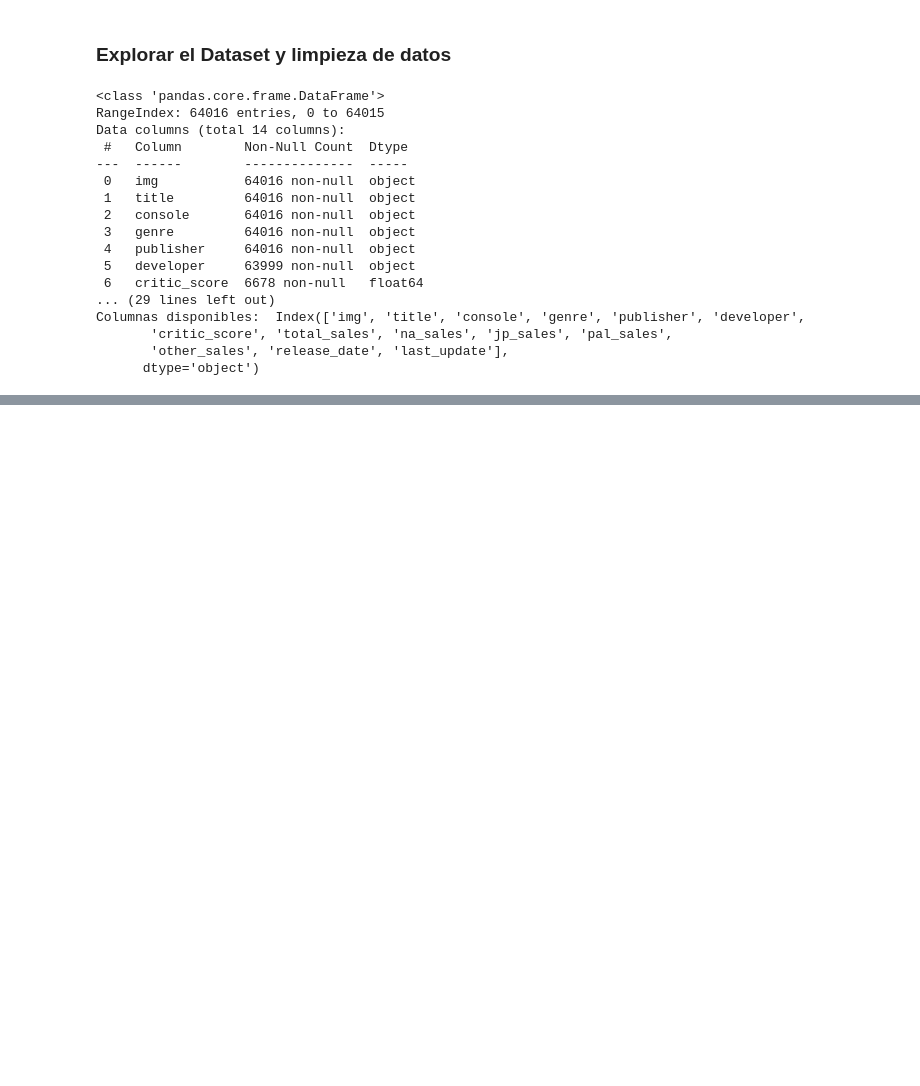
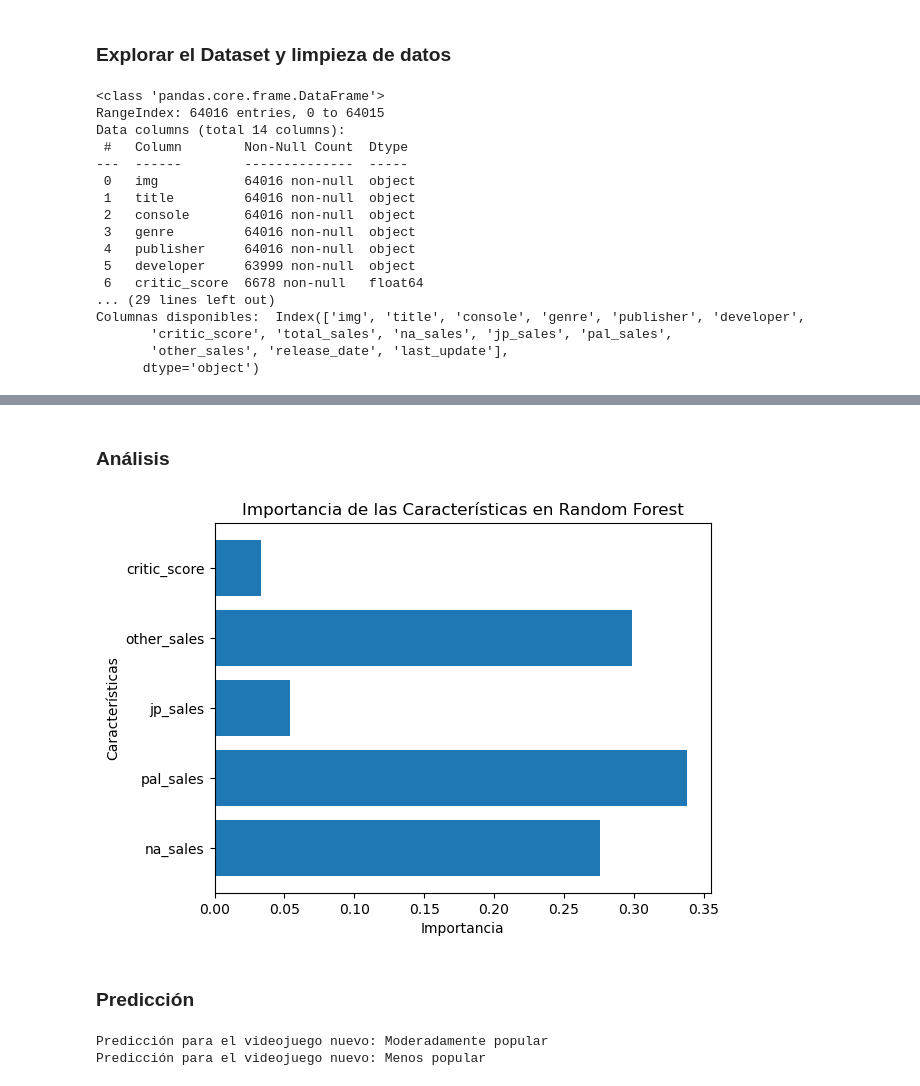
Before and after one commit to luuuisc/Proyecto_Final_SIAFI, a Jupyter notebook: Ejercicio3/random_forest.ipynb, the cells around one changed output, grey strips where cells are left out. Cells and saved outputs as stored; diff of their text form; code cells hidden in the pictures; blank space fills up the shorter version.

```diff
--- a/Ejercicio3/random_forest.ipynb
+++ b/Ejercicio3/random_forest.ipynb
@@ -80,0 +83,14 @@ Columnas disponibles:  Index(['img', 'title', 'console', 'genre', 'publisher', '
+# %%
+# Crear etiquetas de popularidad basadas en Global_Sales
+def clasificar_popularidad(ventas):
+    if ventas > 5.0:
+        return "Muy popular"
+    elif 1.0 < ventas <= 5.0:
+        return "Moderadamente popular"
+    else:
+        return "Menos popular"
+
+df["Popularidad"] = df["total_sales"].apply(clasificar_popularidad)
+
+# Verificar la distribución de las categorías
+print(df["Popularidad"].value_counts())
@@ -80,0 +105,9 @@ Columnas disponibles:  Index(['img', 'title', 'console', 'genre', 'publisher', '
+# %%
+# Selección de características relevantes
+caracteristicas = ["na_sales", "pal_sales", "jp_sales", "other_sales", "critic_score"]
+X = df[caracteristicas]
+y = df["Popularidad"]
+
+# Verificar las dimensiones de los datos
+print("Dimensiones de X:", X.shape)
+print("Dimensiones de y:", y.shape)
@@ -80,0 +119,6 @@ Columnas disponibles:  Index(['img', 'title', 'console', 'genre', 'publisher', '
+# %%
+# Dividir los datos
+X_train, X_test, y_train, y_test = train_test_split(X, y, test_size=0.2, random_state=42)
+
+print("Tamaño del conjunto de entrenamiento:", X_train.shape)
+print("Tamaño del conjunto de prueba:", X_test.shape)
@@ -80,0 +130,4 @@ Columnas disponibles:  Index(['img', 'title', 'console', 'genre', 'publisher', '
+# %%
+# Crear y entrenar el modelo Random Forest
+modelo_rf = RandomForestClassifier(n_estimators=100, random_state=42)
+modelo_rf.fit(X_train, y_train)
@@ -80,0 +158,29 @@ Columnas disponibles:  Index(['img', 'title', 'console', 'genre', 'publisher', '
+# %% [markdown]
+### Análisis
+# %%
+# Importancia de las características
+importancia = modelo_rf.feature_importances_
+plt.barh(caracteristicas, importancia)
+plt.xlabel("Importancia")
+plt.ylabel("Características")
+plt.title("Importancia de las Características en Random Forest")
+plt.show()
+# %% [output]
+[figure, added]
+# %% [markdown]
+### Predicción
+# %%
+# Datos de ejemplo (na_sales, pal_sales, jp_sales, other_sales, critic_score)
+videojuego_nuevo = [[2.5, 1.2, 0.3, 0.1, 85]]
+
+# Predicción
+popularidad_predicha = modelo_rf.predict(videojuego_nuevo)
+print(f"Predicción para el videojuego nuevo: {popularidad_predicha[0]}")
+
+# Nueva predicción
+videojuego_nuevo = [[0.5, 0.2, 0.1, 0.1, 70]]
+popularidad_predicha = modelo_rf.predict(videojuego_nuevo)
+print(f"Predicción para el videojuego nuevo: {popularidad_predicha[0]}")
+# %% [output]
+Predicción para el videojuego nuevo: Moderadamente popular
+Predicción para el videojuego nuevo: Menos popular
```
Also changed, not shown: parts of 10 cells of this notebook.
